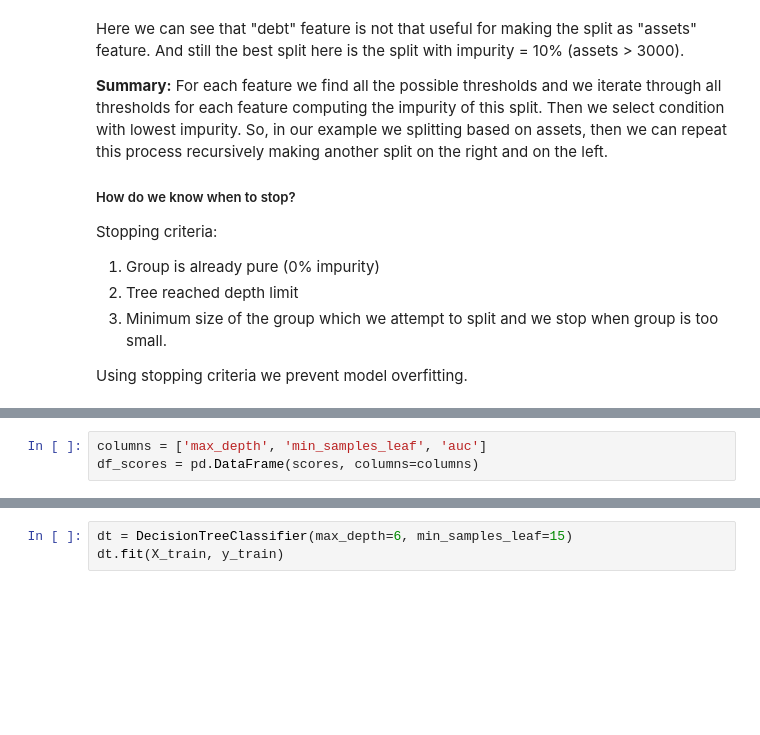
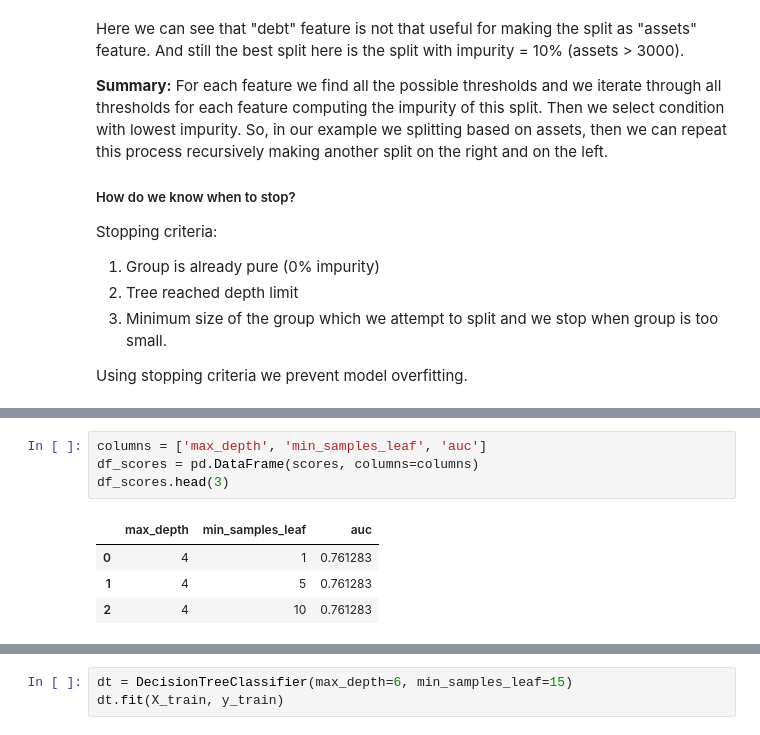
Before and after one commit to ekhlebus/ml-zoomcamp, a Jupyter notebook: 06-trees/notebook.ipynb, the cells around one changed output, grey strips where cells are left out. Cells and saved outputs as stored; diff of their text form; blank space fills up the shorter version.

```diff
--- a/06-trees/notebook.ipynb
+++ b/06-trees/notebook.ipynb
@@ -775,3 +816,9 @@ for depth in [4, 5, 6]:
 # %%
 columns = ['max_depth', 'min_samples_leaf', 'auc']
 df_scores = pd.DataFrame(scores, columns=columns)
+df_scores.head(3)
+# %% [output]
+|  | max_depth | min_samples_leaf | auc |
+| 0 | 4 | 1 | 0.761283 |
+| 1 | 4 | 5 | 0.761283 |
+| 2 | 4 | 10 | 0.761283 |
```
Also changed, not shown: parts of 13 cells of this notebook.
